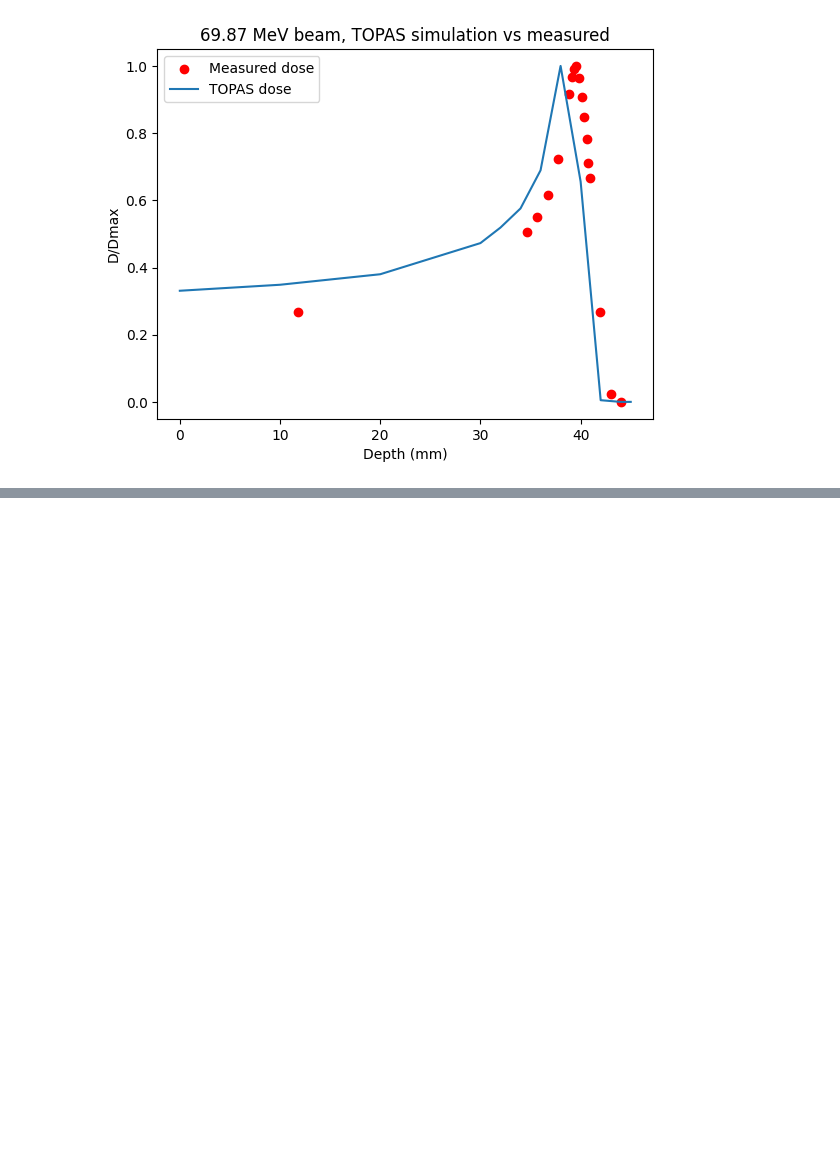
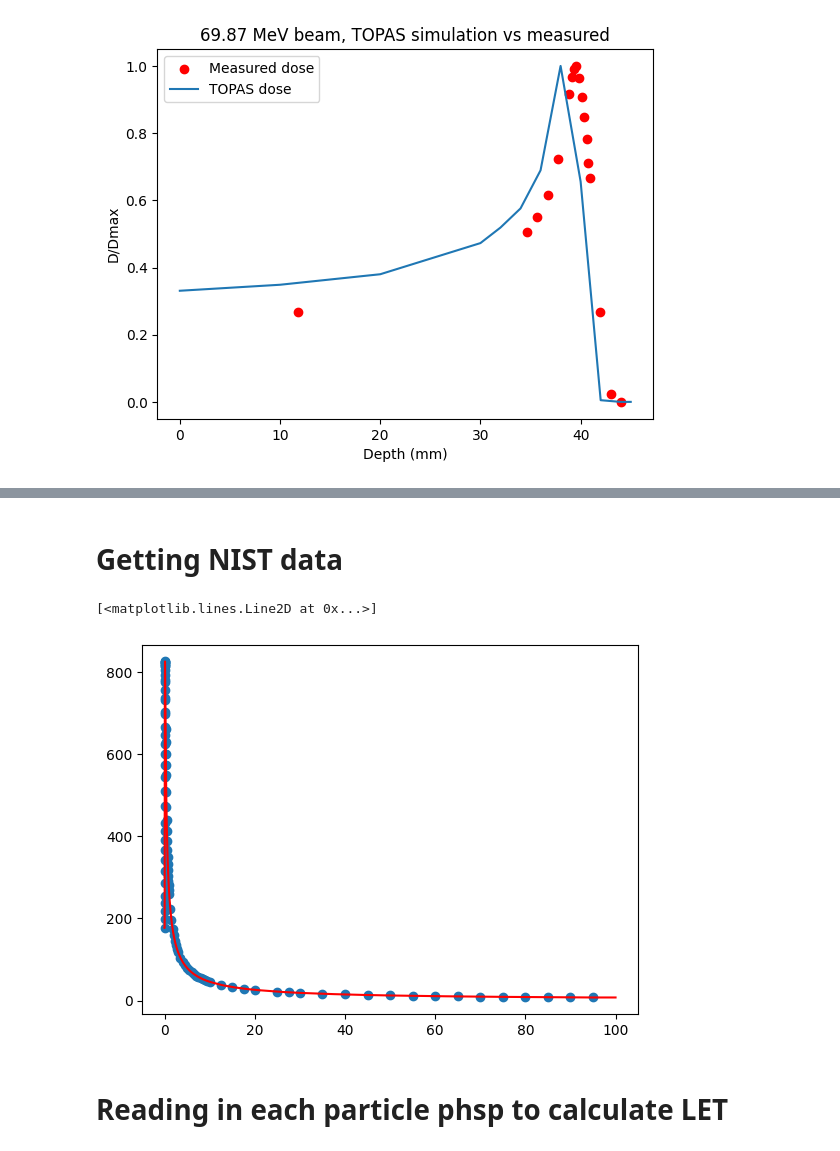
Before and after one commit to BrittHaanen15/Thesis_project, a Jupyter notebook: Python codes/TOPAS beam analysis.ipynb, the cells around one changed output, grey strips where cells are left out. Drawn from its saved outputs; the diff is of its cells as text; code cells hidden in the pictures; blank space fills up the shorter version.

Commit message:
Included LET calc from phsp

```diff
--- a/Python codes/TOPAS beam analysis.ipynb
+++ b/Python codes/TOPAS beam analysis.ipynb
@@ -74,0 +77,23 @@ plt.legend()
+# %% [markdown]
+# Getting NIST data
+# %%
+#Load in NIST SP data for protons
+data = pd.read_csv(r"C:\Users\linux\Downloads\NIST stopping power.csv", sep='|',header=None)
+
+SPdata = pd.DataFrame(columns=['Energy', 'SP'])
+SPdata['Energy'] = data.iloc[:,0]
+SPdata['SP'] = data.iloc[:,1]
+SPdata = SPdata[SPdata['Energy']<100]
+
+#interpolate data down to 4 digits
+Expanded_SP = pd.DataFrame(columns=['Energy', 'SP'])
+Expanded_SP['Energy'] = np.arange(0, 100, 0.0001)
+Expanded_SP['SP'] = np.interp(Expanded_SP['Energy'], SPdata['Energy'], SPdata['SP'])
+
+plt.scatter(SPdata['Energy'], SPdata['SP'], label='NIST data')
+plt.plot(Expanded_SP['Energy'], Expanded_SP['SP'], label='Interpolation', color='r')
+# %% [output]
+[<matplotlib.lines.Line2D at 0x...>]
+[figure, added]
+# %% [markdown]
+# Reading in each particle phsp to calculate LET
```
Also changed, not shown: parts of 4 cells of this notebook.
